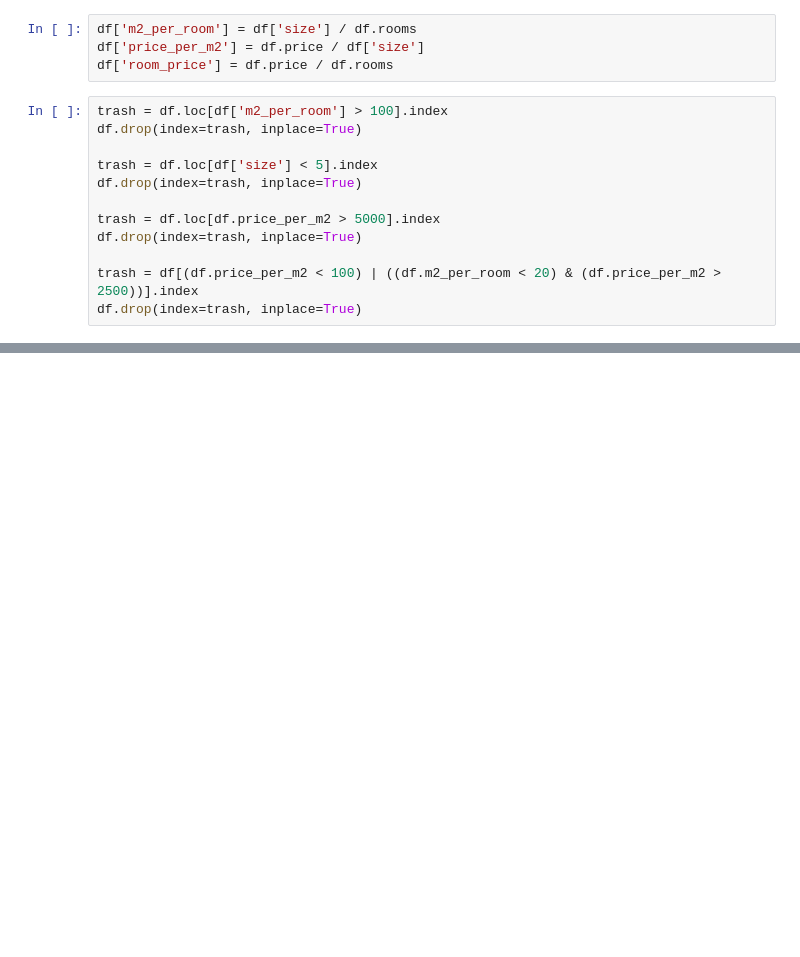
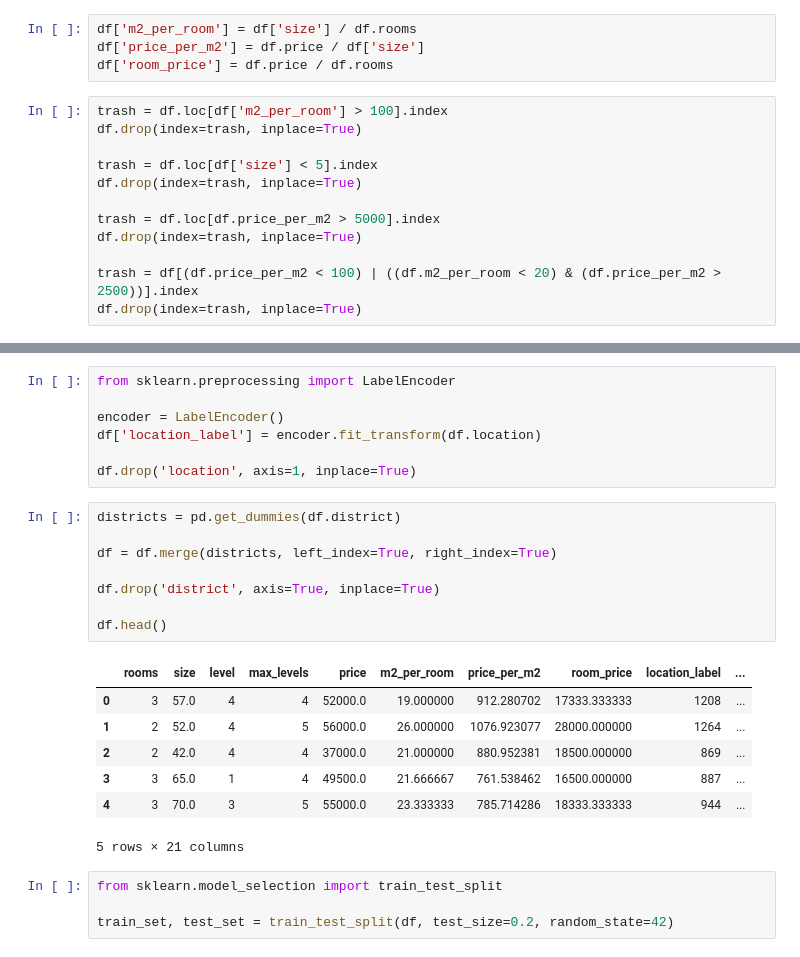
Before and after one commit to usmonaliyev99/ml-tutorials, a Jupyter notebook: 6.ml-steps/6.ipynb, the cells around one changed output, grey strips where cells are left out. Drawn from its saved outputs; the diff is of its cells as text; blank space fills up the shorter version.

```diff
--- a/6.ml-steps/6.ipynb
+++ b/6.ml-steps/6.ipynb
@@ -108,0 +109,27 @@ plt.show()
+# %%
+from sklearn.preprocessing import LabelEncoder
+
+encoder = LabelEncoder()
+df['location_label'] = encoder.fit_transform(df.location)
+
+df.drop('location', axis=1, inplace=True)
+# %%
+districts = pd.get_dummies(df.district)
+
+df = df.merge(districts, left_index=True, right_index=True)
+
+df.drop('district', axis=True, inplace=True)
+
+df.head()
+# %% [output]
+|  | rooms | size | level | max_levels | price | m2_per_room | price_per_m2 | room_price | location_label | ... |
+| 0 | 3 | 57.0 | 4 | 4 | 52000.0 | 19.000000 | 912.280702 | 17333.333333 | 1208 | ... |
+| 1 | 2 | 52.0 | 4 | 5 | 56000.0 | 26.000000 | 1076.923077 | 28000.000000 | 1264 | ... |
+| 2 | 2 | 42.0 | 4 | 4 | 37000.0 | 21.000000 | 880.952381 | 18500.000000 | 869 | ... |
+| 3 | 3 | 65.0 | 1 | 4 | 49500.0 | 21.666667 | 761.538462 | 16500.000000 | 887 | ... |
+| 4 | 3 | 70.0 | 3 | 5 | 55000.0 | 23.333333 | 785.714286 | 18333.333333 | 944 | ... |
+5 rows × 21 columns
+# %%
+from sklearn.model_selection import train_test_split
+
+train_set, test_set = train_test_split(df, test_size=0.2, random_state=42)
```
Also changed, not shown: parts of 4 cells of this notebook.
